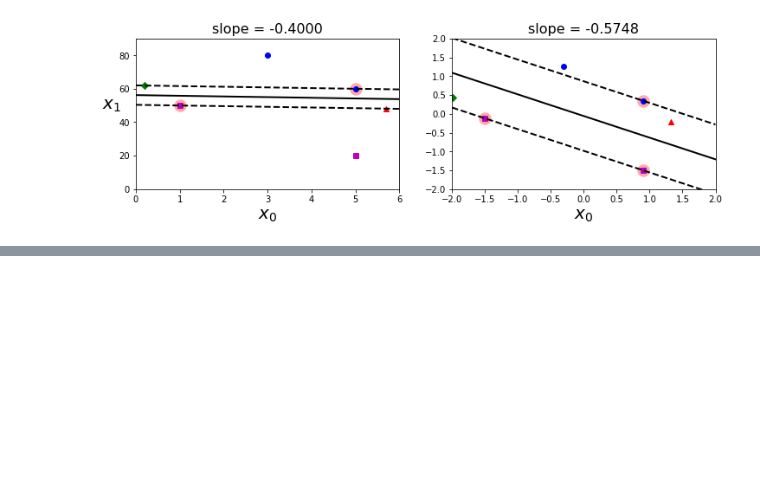
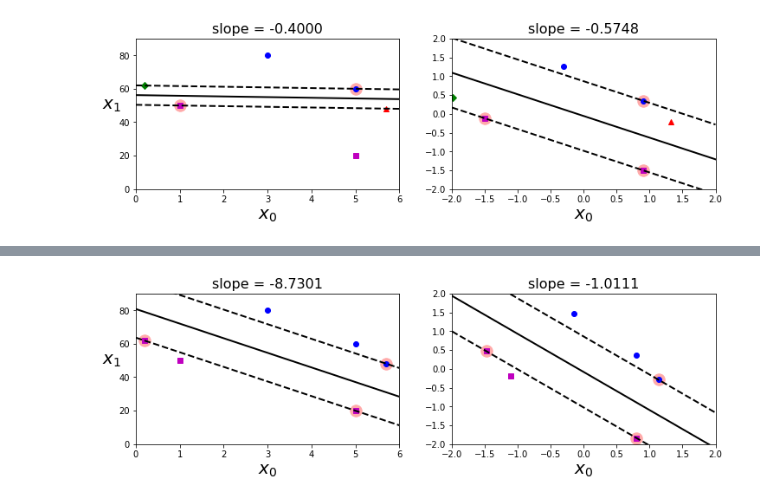
Before and after one commit to phunc20/homl, a Jupyter notebook: 1e/05-SVM/01_feature_scaling.ipynb, the cells around one changed output, grey strips where cells are left out. Saved outputs shown, nothing was run; the diff lists cells and outputs as text; code cells hidden in the pictures; blank space fills up the shorter version.

```diff
--- a/1e/05-SVM/01_linear_SVM.ipynb
+++ b/1e/05-SVM/01_feature_scaling.ipynb
@@ -246,0 +330,27 @@ plt.axis([-2, 2, -2, 2]);
+# %%
+#another_svm_clf = SVC(kernel="linear", C=100)
+another_svm_clf.fit(X_aug, y_aug)
+plt.figure(figsize=(12,3.2))
+plt.subplot(121)
+plt.plot(X_aug[:, 0][y_aug==1], X_aug[:, 1][y_aug==1], "bo")
+plt.plot(X_aug[:, 0][y_aug==0], X_aug[:, 1][y_aug==0], "ms")
+plot_svc_decision_boundary(another_svm_clf, 0, 6)
+plt.xlabel("$x_0$", fontsize=20)
+plt.ylabel("$x_1$  ", fontsize=20, rotation=0)
+w0, w1 = another_svm_clf.coef_[0]
+slope = - w0/w1
+plt.title(f"slope = {slope:.4f}", fontsize=16)
+plt.axis([0, 6, 0, 90]);
+
+another_svm_clf.fit(X_aug_scaled, y_aug)
+plt.subplot(122)
+plt.plot(X_aug_scaled[:, 0][y_aug==1], X_aug_scaled[:, 1][y_aug==1], "bo")
+plt.plot(X_aug_scaled[:, 0][y_aug==0], X_aug_scaled[:, 1][y_aug==0], "ms")
+plot_svc_decision_boundary(another_svm_clf, -2, 2)
+plt.xlabel("$x_0$", fontsize=20)
+w0, w1 = another_svm_clf.coef_[0]
+scaled_slope = - w0/w1
+plt.title(f"slope = {scaled_slope:.4f}", fontsize=16)
+plt.axis([-2, 2, -2, 2]);
+# %% [output]
+[figure, added]
```
Also changed, not shown: parts of 12 cells of this notebook, 1 other file.
